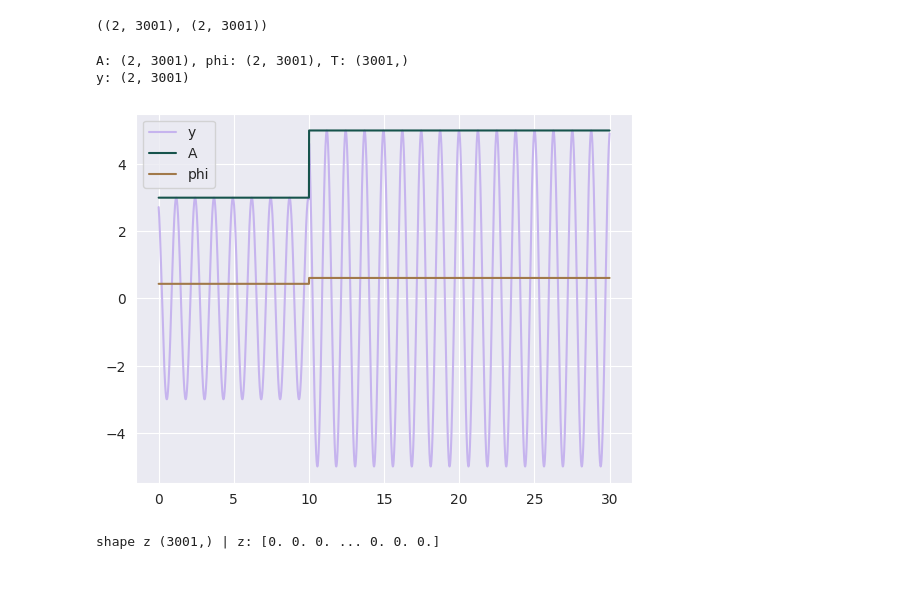
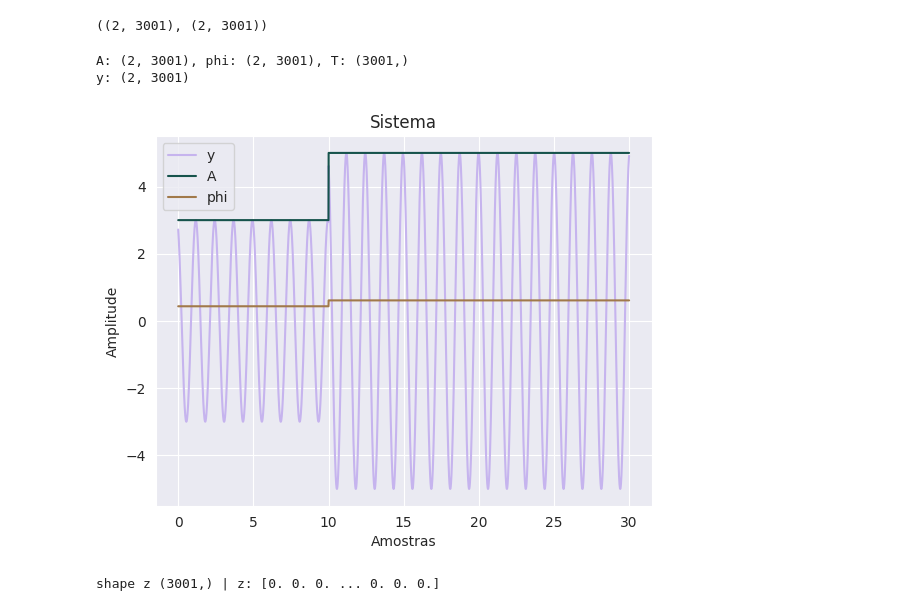
Before and after one commit to SKaiquelima/advanced-control, a Jupyter notebook: Listas/Lista3/exec3_1.ipynb, the cells around one changed output. Cells and saved outputs as stored; diff of their text form; code cells hidden in the pictures; blank space fills up the shorter version.

```diff
--- a/Listas/Lista3/exec3_1.ipynb
+++ b/Listas/Lista3/exec3_1.ipynb
@@ -51,29 +51,32 @@ A.shape, phi.shape
 # %%
 
 # Simulação dos modelos
 T_rs = np.tile(T, (2, 1))
 
 print(f'A: {A.shape}, phi: {phi.shape}, T: {T.shape}')
 y = A * np.cos(np.dot(w, T_rs) + phi)
 
 print(f'y: {y.shape}')
 
 # Plotagem dos resultados juntos
 corte = int(np.ceil(len(T)))
 palette = sns.color_palette("cubehelix", 3)
 plt.plot(T[:corte], y[0][:corte], label='y', color=palette[-1])
 # plt.plot(T[0][:corte], y[1][:corte], label='y 2')
 plt.plot(T[:corte], A[0][:corte], label='A', color=palette[0])
 # plt.plot(T[0][:corte], A[1][:corte], label='A 2')
 plt.plot(T[:corte], phi[0][:corte], label='phi', color=palette[1])
 # plt.plot(T[0][:corte], phi[1][:corte], label='phi 2')
 
+plt.xlabel('Amostras')
+plt.ylabel('Amplitude')
+plt.title('Sistema')
 plt.legend()
 plt.show()
 # %% [output]
 A: (2, 3001), phi: (2, 3001), T: (3001,)
 y: (2, 3001)
-[figure, old version]
+[figure, new version]
 # %%
 theta = np.zeros((2, int(N/dt) + 1))  # Matriz para armazenar os parâmetros estimados
 erro = np.zeros(int(N/dt) + 1)  # Vetor de erros
```
Also changed, not shown: parts of 1 cell of this notebook.
